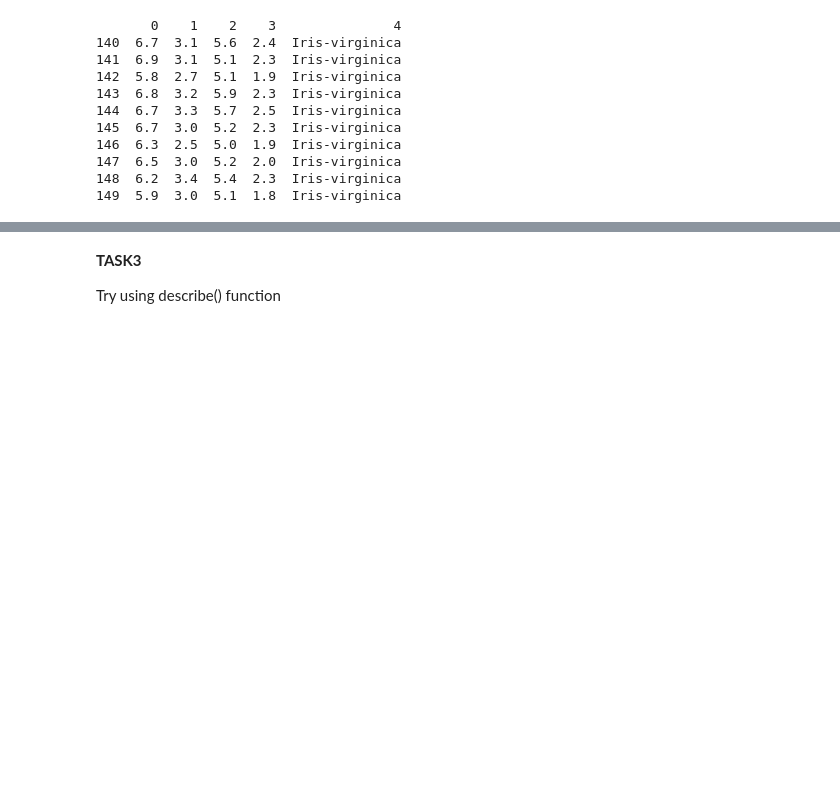
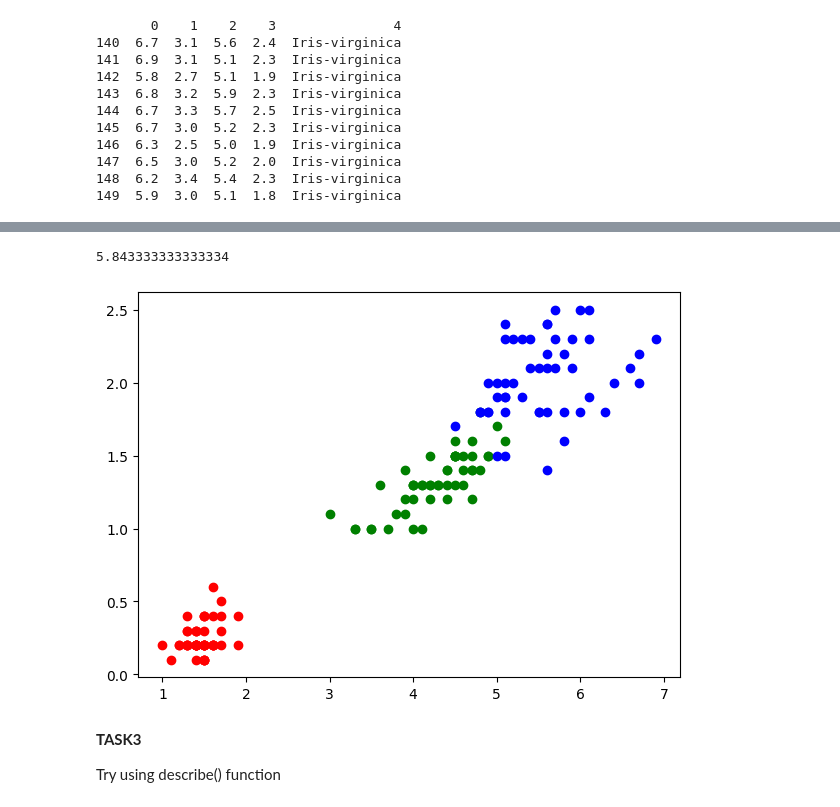
Before and after one commit to Chrisdewan2/week1, a Jupyter notebook: Week1/Week1_Exercise.ipynb, the cells around one changed output, grey strips where cells are left out. Cells and saved outputs as stored; diff of their text form; code cells hidden in the pictures; blank space fills up the shorter version.

```diff
--- a/Week1/Week1_Exercise.ipynb
+++ b/Week1/Week1_Exercise.ipynb
@@ -58,3 +68,6 @@ print(df1[:10])
 7  5.0  3.4  1.5  0.2  Iris-setosa
 8  4.4  2.9  1.4  0.2  Iris-setosa
 9  4.9  3.1  1.5  0.1  Iris-setosa
+# %%
+df1['Species_label'] = ''
+df1[:5]
@@ -60,0 +81,15 @@ print(df1[:10])
+# %%
+labels = []
+
+for s in df1[4]:
+    if s == 'Iris-setosa':
+        labels.append(0)
+    elif s == 'Iris-versicolor':
+        labels.append(1)
+    else:
+        labels.append(2)
+
+df1['Species_label'] = labels
+
+print(df1['Species_label'].unique())
+df1
@@ -66,0 +146,5 @@ print(df1[:10])
+# %%
+import numpy as np
+print(np.mean(df1[0]))
+# %% [output]
+5.843333333333334
@@ -67,3 +162,16 @@ print(df1[:10])
+# %%
+import matplotlib.pyplot as plt
+
+colors = ['red', 'green', 'blue']
+names  = ['Iris-setosa', 'Iris-versicolor', 'Iris-virginica']
+
+plt.figure(figsize=(7,5))
+
+for i in range(3):
+    sub = df1[df1['Species_label'] == i]
+    plt.scatter(sub[2], sub[3], c=colors[i], label=names[i])
+# %% [output]
+[figure, added]
 # %% [markdown]
 **TASK3**
 
```
Also changed, not shown: parts of 7 cells of this notebook.
